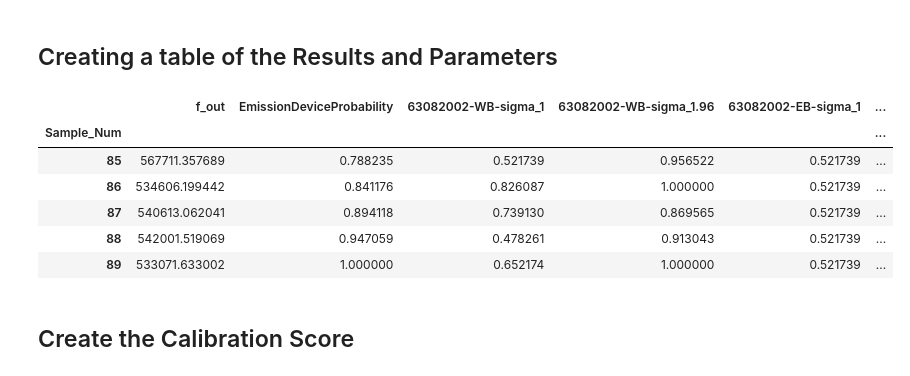
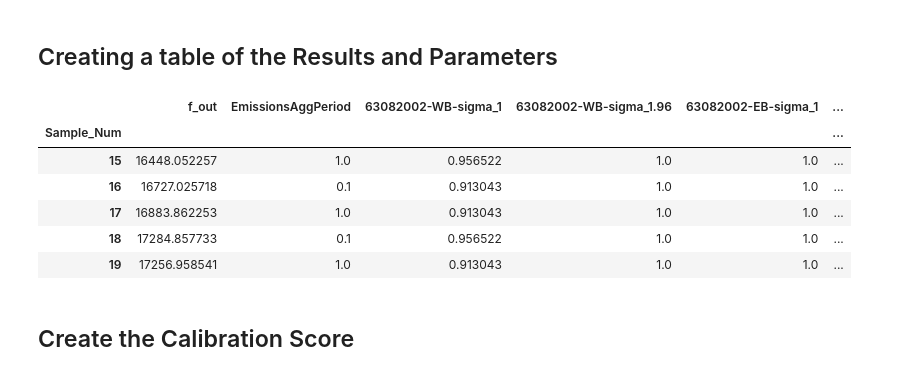
Before and after one commit to mschrader15/SASUMO, a Jupyter notebook: analysis/parameter_sweep/analysis.ipynb, the cells around one changed output. Saved outputs shown, nothing was run; the diff lists cells and outputs as text; code cells hidden in the pictures.

```diff
--- a/analysis/parameter_sweep/analysis.ipynb
+++ b/analysis/parameter_sweep/analysis.ipynb
@@ -43,7 +43,7 @@ ureg = pint.UnitRegistry()
 # %% [markdown]
 ## Defining the Analysis Root
 # %%
-ROOT = "/home/max/tmp/sasumo-output/EmissionDeviceSweepStochasticRoute/06.07.2022_10.39.18"
+ROOT = "/home/max/tmp/sasumo-output/EmissionAggPeriodTest/06.29.2022_10.34.32"
 TOP_LEVEL_SETTINGS = os.path.join(ROOT, "sasumo_params.yaml")
 OUTPUT= os.path.join(ROOT, "output.txt")
 PROBLEM = os.path.join(ROOT, "SALib_Problem.json")
@@ -94,16 +94,16 @@ results_df.set_index('Sample_Num', inplace=True)
 results_df.sort_index(inplace=True)
 results_np = results_df['f_out'].values
 # %%
-results_df['Fuel [gal]'] = results_df['f_out'] * (1* ureg.milliliter).to('gallon').magnitude
+results_df['Fuel [gal]'] = results_df['f_out'] * ((1* ureg.MJ) / ( 34_613 *ureg.MJ / ureg.meter ** 3)).to('gal').magnitude
 results_df.tail()
 # %% [output]
-|  | f_out | EmissionDeviceProbability | 63082002-WB-sigma_1 | 63082002-WB-sigma_1.96 | 63082002-EB-sigma_1 | ... |
+|  | f_out | EmissionsAggPeriod | 63082002-WB-sigma_1 | 63082002-WB-sigma_1.96 | 63082002-EB-sigma_1 | ... |
 | Sample_Num |  |  |  |  |  | ... |
-| 85 | 567711.357689 | 0.788235 | 0.521739 | 0.956522 | 0.521739 | ... |
-| 86 | 534606.199442 | 0.841176 | 0.826087 | 1.000000 | 0.521739 | ... |
-| 87 | 540613.062041 | 0.894118 | 0.739130 | 0.869565 | 0.521739 | ... |
-| 88 | 542001.519069 | 0.947059 | 0.478261 | 0.913043 | 0.521739 | ... |
-| 89 | 533071.633002 | 1.000000 | 0.652174 | 1.000000 | 0.521739 | ... |
+| 15 | 16448.052257 | 1.0 | 0.956522 | 1.0 | 1.0 | ... |
+| 16 | 16727.025718 | 0.1 | 0.913043 | 1.0 | 1.0 | ... |
+| 17 | 16883.862253 | 1.0 | 0.913043 | 1.0 | 1.0 | ... |
+| 18 | 17284.857733 | 0.1 | 0.956522 | 1.0 | 1.0 | ... |
+| 19 | 17256.958541 | 1.0 | 0.913043 | 1.0 | 1.0 | ... |
 # %% [markdown]
 ## Create the Calibration Score
 # %%
```
Also changed, not shown: parts of 5 cells of this notebook, 5 other files.
